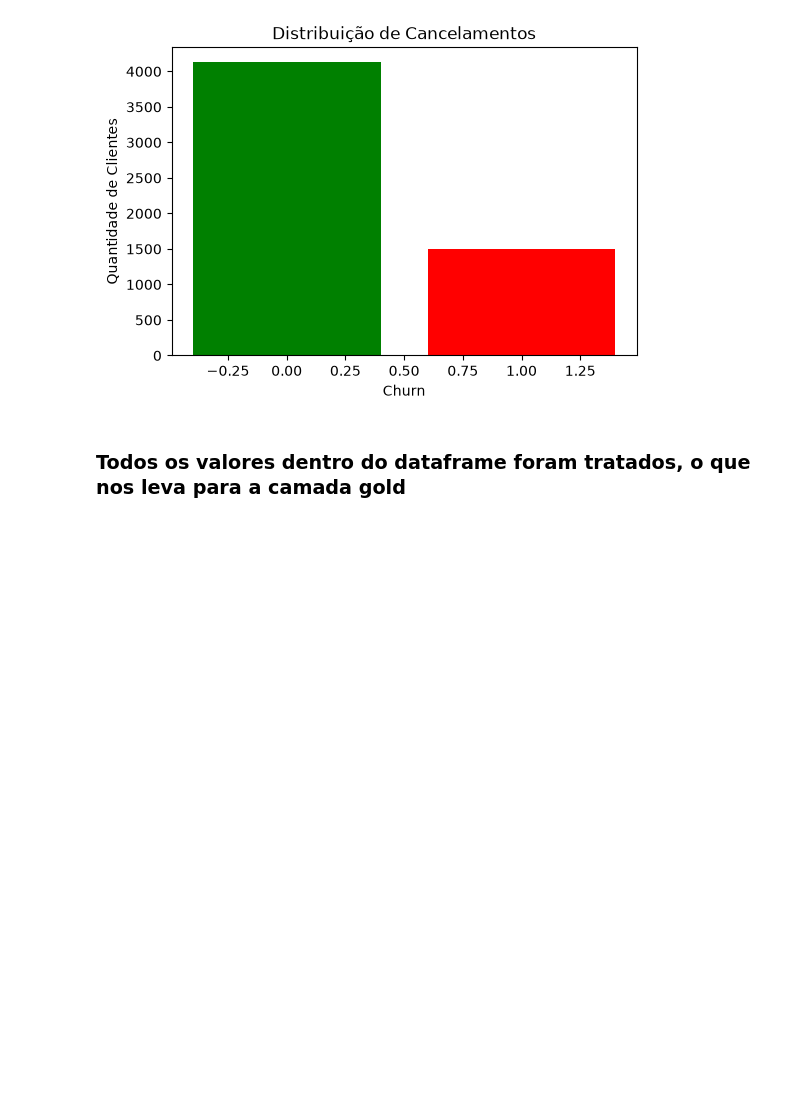
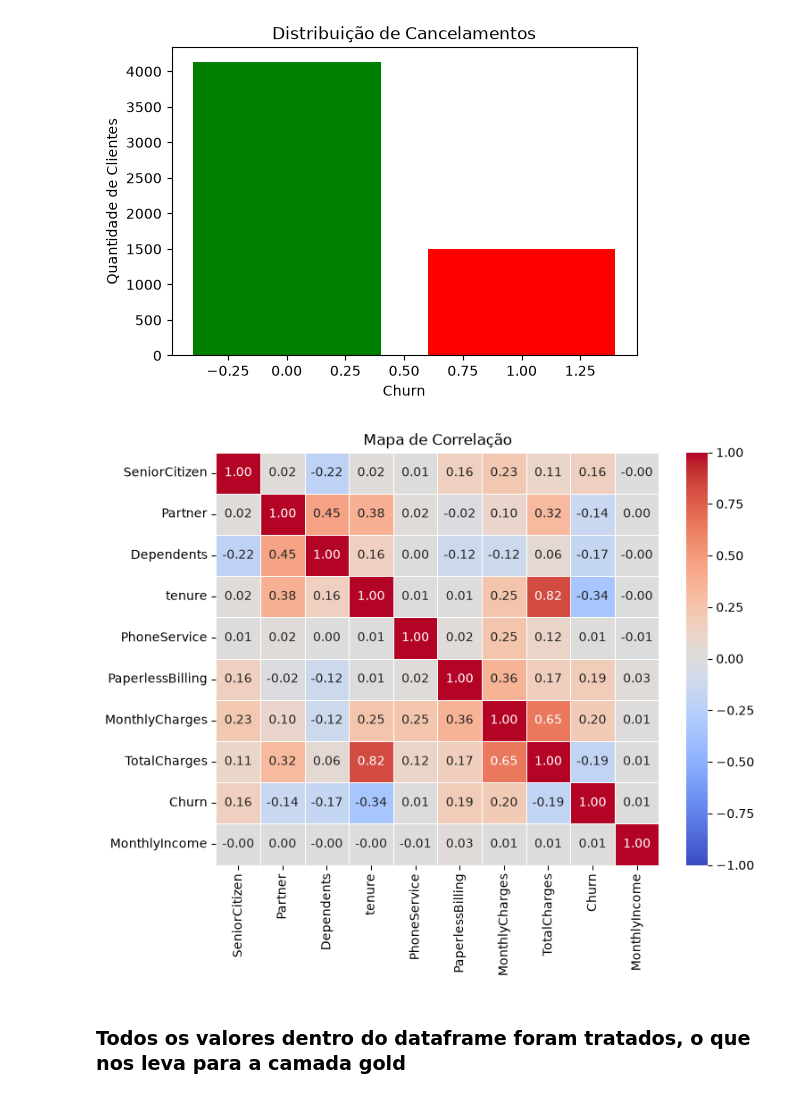
Before and after one commit to VictorLapaDev/Integrador-2-Semestre, a Jupyter notebook: notebook.ipynb, the cells around one changed output. Saved outputs shown, nothing was run; the diff lists cells and outputs as text; code cells hidden in the pictures; blank space fills up the shorter version.

```diff
--- a/notebook.ipynb
+++ b/notebook.ipynb
@@ -291,2 +335,21 @@ plt.show()
+# %%
+matriz_correlacao = df_silver.corr(numeric_only=True)
+
+# 3. Configure e plote o mapa de calor
+plt.figure(figsize=(8, 6))
+sns.heatmap(
+    matriz_correlacao,
+    annot=True,  # Mostra os valores numéricos dentro das células
+    fmt='.2f',  # Formata os números com 2 casas decimais
+    cmap='coolwarm',  # Define a paleta de cores (azul = negativo, vermelho = positivo)
+    vmin=-1,
+    vmax=1,  # Fixa a escala de -1 a 1
+    linewidths=0.5,
+)
+
+plt.title('Mapa de Correlação')
+plt.show()
+# %% [output]
+[figure, added]
 # %% [markdown]
 ### Todos os valores dentro do dataframe foram tratados, o que nos leva para a camada gold
```
Also changed, not shown: parts of 4 cells of this notebook.
